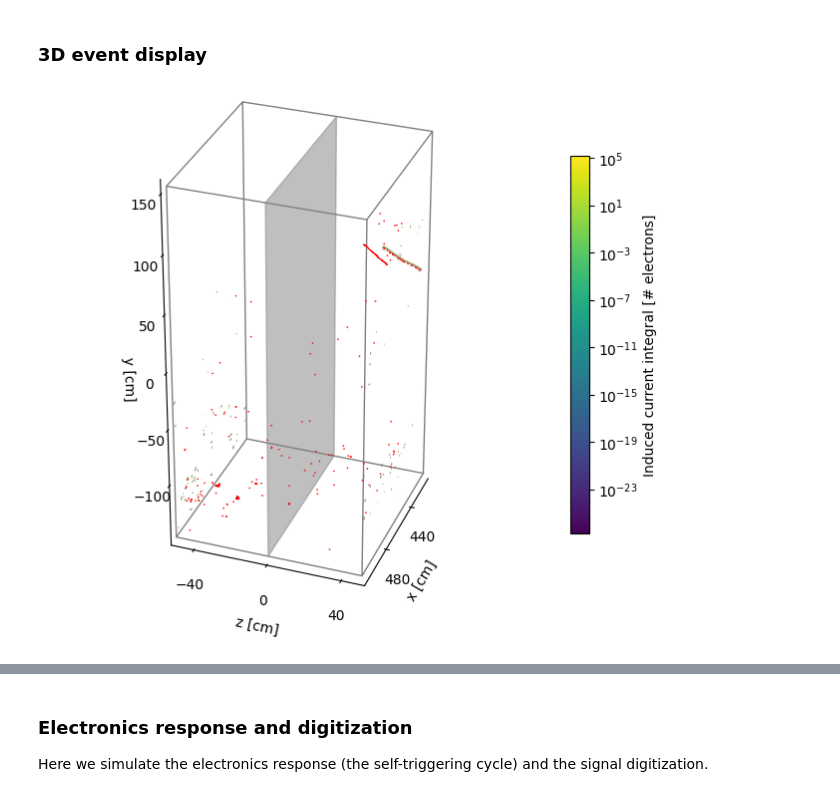
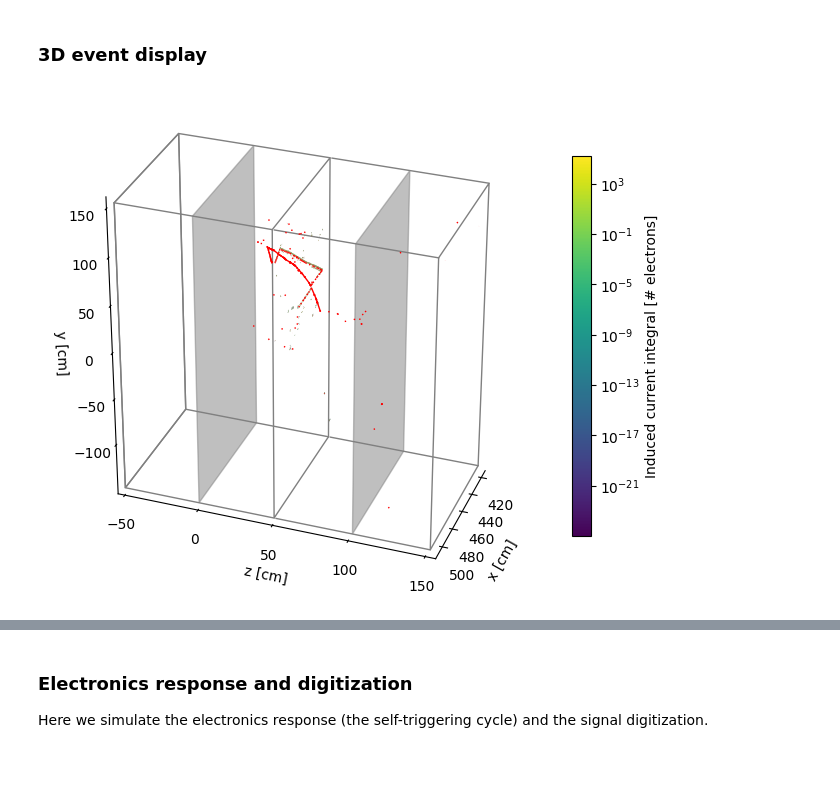
Before and after one commit to DUNE/larnd-sim, a Jupyter notebook: examples/ndlarmod_example.ipynb, the cells around one changed output, grey strips where cells are left out. Drawn from its saved outputs; the diff is of its cells as text; code cells hidden in the pictures; blank space fills up the shorter version.

```diff
--- a/examples/ndlarmod_example.ipynb
+++ b/examples/ndlarmod_example.ipynb
@@ -40,7 +44,7 @@ response = cp.load('../larndsim/response_38.npy')
 ### Dataset import
 First of all we load the `edep-sim` output. For this sample we need to invert $z$ and $y$ axes.
 # %%
-with h5py.File('../inputs/LAr.neutrino.100.edep.h5', 'r') as f:
+with h5py.File('../twomodules.h5', 'r') as f:
     tracks = np.array(f['segments'])
 
 x_start = np.copy(tracks['x_start'] )
@@ -55,7 +59,7 @@ tracks['z_start'] = x_start
 tracks['z_end'] = x_end
 tracks['z'] = x
 
-selected_tracks = tracks[:200]
+selected_tracks = tracks[300:500]
 # %% [markdown]
 ### Quenching and drifting
 We calculate the number of electrons after recombination (`quenching` module) and the position and number of electrons after drifting (`drifting` module).
@@ -244,67 +270,70 @@ for ip, p in enumerate(unique_pix):
         ax.add_patch(rect)
         art3d.pathpatch_2d_to_3d(rect, z=consts.tpc_borders[pixel_plane][2][0], zdir="y")
 
-anode1 = plt.Rectangle((consts.tpc_borders[0][0][0], consts.tpc_borders[0][1][0]),
-                        consts.tpc_borders[0][0][1]-consts.tpc_borders[0][0][0],
-                        consts.tpc_borders[0][1][1]-consts.tpc_borders[0][1][0],
-                       linewidth=1, fc='none',
-                       edgecolor='gray', label=('Pixel' if ip == 5 else ''))
-ax.add_patch(anode1)
-art3d.pathpatch_2d_to_3d(anode1, z=consts.tpc_borders[0][2][0], zdir="y")
 
-anode2 = plt.Rectangle((consts.tpc_borders[0][0][0], consts.tpc_borders[0][1][0]),
-                        consts.tpc_borders[0][0][1]-consts.tpc_borders[0][0][0],
-                        consts.tpc_borders[0][1][1]-consts.tpc_borders[0][1][0],
-                       linewidth=1, fc='none',
-                       edgecolor='gray', label=('Pixel' if ip == 5 else ''))
-ax.add_patch(anode2)
-art3d.pathpatch_2d_to_3d(anode2, z=consts.tpc_borders[1][2][0], zdir="y")
+for it in range(0,4,2):
+    anode1 = plt.Rectangle((consts.tpc_borders[it][0][0], consts.tpc_borders[it][1][0]),
+                            consts.tpc_borders[it][0][1]-consts.tpc_borders[it][0][0],
+                            consts.tpc_borders[it][1][1]-consts.tpc_borders[it][1][0],
+                           linewidth=1, fc='none',
+                           edgecolor='gray', label=('Pixel' if ip == 5 else ''))
+    ax.add_patch(anode1)
+    art3d.pathpatch_2d_to_3d(anode1, z=consts.tpc_borders[0][2][0], zdir="y")
 
-cathode = plt.Rectangle((consts.tpc_borders[0][0][0], consts.tpc_borders[0][1][0]),
-                        consts.tpc_borders[0][0][1]-consts.tpc_borders[0][0][0],
-                        consts.tpc_borders[0][1][1]-consts.tpc_borders[0][1][0],
-                        linewidth=1, fc='gray', alpha=0.5,
-                        edgecolor='gray', label=('Pixel' if ip == 5 else ''))
-ax.add_patch(cathode)
-art3d.pathpatch_2d_to_3d(cathode, z=0, zdir="y")
+    anode2 = plt.Rectangle((consts.tpc_borders[it][0][0], consts.tpc_borders[it][1][0]),
+                            consts.tpc_borders[it][0][1]-consts.tpc_borders[it][0][0],
+                            consts.tpc_borders[it][1][1]-consts.tpc_borders[it][1][0],
+                           linewidth=1, fc='none',
+                           edgecolor='gray', label=('Pixel' if ip == 5 else ''))
+    ax.add_patch(anode2)
+    art3d.pathpatch_2d_to_3d(anode2, z=consts.tpc_borders[it+1][2][0], zdir="y")
 
-ax.plot((consts.tpc_borders[0][0][0],consts.tpc_borders[0][0][0]),(consts.tpc_borders[0][2][0],consts.tpc_borders[1][2][0]),
-        (consts.tpc_borders[0][1][0],consts.tpc_borders[0][1][0]), lw=1,color='gray')
+    cathode = plt.Rectangle((consts.tpc_borders[it][0][0], consts.tpc_borders[it][1][0]),
+                            consts.tpc_borders[it][0][1]-consts.tpc_borders[it][0][0],
+                            consts.tpc_borders[it][1][1]-consts.tpc_borders[it][1][0],
+                            linewidth=1, fc='gray', alpha=0.5,
+                            edgecolor='gray')
+    ax.add_patch(cathode)
+    z_cathode = (consts.tpc_borders[it][2][0]+consts.tpc_borders[it+1][2][0])/2
+    art3d.pathpatch_2d_to_3d(cathode, z=z_cathode, zdir="y")
 
-ax.plot((consts.tpc_borders[0][0][0],consts.tpc_borders[0][0][0]),(consts.tpc_borders[0][2][0],consts.tpc_borders[1][2][0]),
-        (consts.tpc_borders[0][1][1],consts.tpc_borders[0][1][1]), lw=1,color='gray')
+    ax.plot((consts.tpc_borders[it][0][0],consts.tpc_borders[it][0][0]),(consts.tpc_borders[it][2][0],consts.tpc_borders[it+1][2][0]),
+            (consts.tpc_borders[it][1][0],consts.tpc_borders[it][1][0]), lw=1,color='gray')
 
-ax.plot((consts.tpc_borders[0][0][1],consts.tpc_borders[0][0][1]),(consts.tpc_borders[0][2][0],consts.tpc_borders[1][2][0]),
-        (consts.tpc_borders[0][1][0],consts.tpc_borders[0][1][0]), lw=1,color='gray')
+    ax.plot((consts.tpc_borders[it][0][0],consts.tpc_borders[it][0][0]),(consts.tpc_borders[it][2][0],consts.tpc_borders[it+1][2][0]),
+            (consts.tpc_borders[it][1][1],consts.tpc_borders[it][1][1]), lw=1,color='gray')
 
-ax.plot((consts.tpc_borders[0][0][1],consts.tpc_borders[0][0][1]),(consts.tpc_borders[0][2][0],consts.tpc_borders[1][2][0]),
-        (consts.tpc_borders[0][1][1],consts.tpc_borders[0][1][1]), lw=1,color='gray')
+    ax.plot((consts.tpc_borders[it][0][1],consts.tpc_borders[it][0][1]),(consts.tpc_borders[it][2][0],consts.tpc_borders[it+1][2][0]),
+            (consts.tpc_borders[it][1][0],consts.tpc_borders[it][1][0]), lw=1,color='gray')
+
+    ax.plot((consts.tpc_borders[it][0][1],consts.tpc_borders[it][0][1]),(consts.tpc_borders[it][2][0],consts.tpc_borders[it+1][2][0]),
+            (consts.tpc_borders[it][1][1],consts.tpc_borders[it][1][1]), lw=1,color='gray')
 
 # ax.set_ylim(consts.module_borders[pixel_plane][2][0],50)
-ax.set_xlim(consts.tpc_borders[0][0][0],consts.tpc_borders[1][0][1])
-ax.set_ylim(consts.tpc_borders[0][2][0],consts.tpc_borders[1][2][0])
-ax.set_zlim(consts.tpc_borders[0][1][0],consts.tpc_borders[1][1][1])
+ax.set_xlim(consts.tpc_borders[0][0][0],consts.tpc_borders[-1][0][1])
+ax.set_ylim(consts.tpc_borders[0][2][0],consts.tpc_borders[-1][2][0])
+ax.set_zlim(consts.tpc_borders[0][1][0],consts.tpc_borders[-1][1][1])
 
-ax.set_box_aspect((2,2,4))
+ax.set_box_aspect((2,4,4))
 ax.grid(False)
-ax.xaxis.set_major_locator(plt.MaxNLocator(3))
-ax.yaxis.set_major_locator(plt.MaxNLocator(3))
+ax.xaxis.set_major_locator(plt.MaxNLocator(5))
+ax.yaxis.set_major_locator(plt.MaxNLocator(5))
 # ax.set_axis_off()
 ax.w_xaxis.set_pane_color((1.0, 1.0, 1.0, 1.0))
 ax.w_yaxis.set_pane_color((1.0, 1.0, 1.0, 1.0))
 ax.w_zaxis.set_pane_color((1.0, 1.0, 1.0, 1.0))
 
 ax.view_init(azim=20)
 def rotate(angle):
     ax.view_init(azim=angle)
 
 from matplotlib import animation
 
 rot_animation = animation.FuncAnimation(fig, rotate, frames=np.arange(0,362,2),interval=50)
 
 ax.set_ylabel("z [cm]")
 ax.set_xlabel("x [cm]")
 ax.set_zlabel("y [cm]")
 _ = plt.colorbar(m_curr,fraction=0.035, pad=0.05,label='Induced current integral [# electrons]')
 # %% [output]
-[figure, old version]
+[figure, new version]
```
Also changed, not shown: parts of 12 cells of this notebook, 4 other files.
